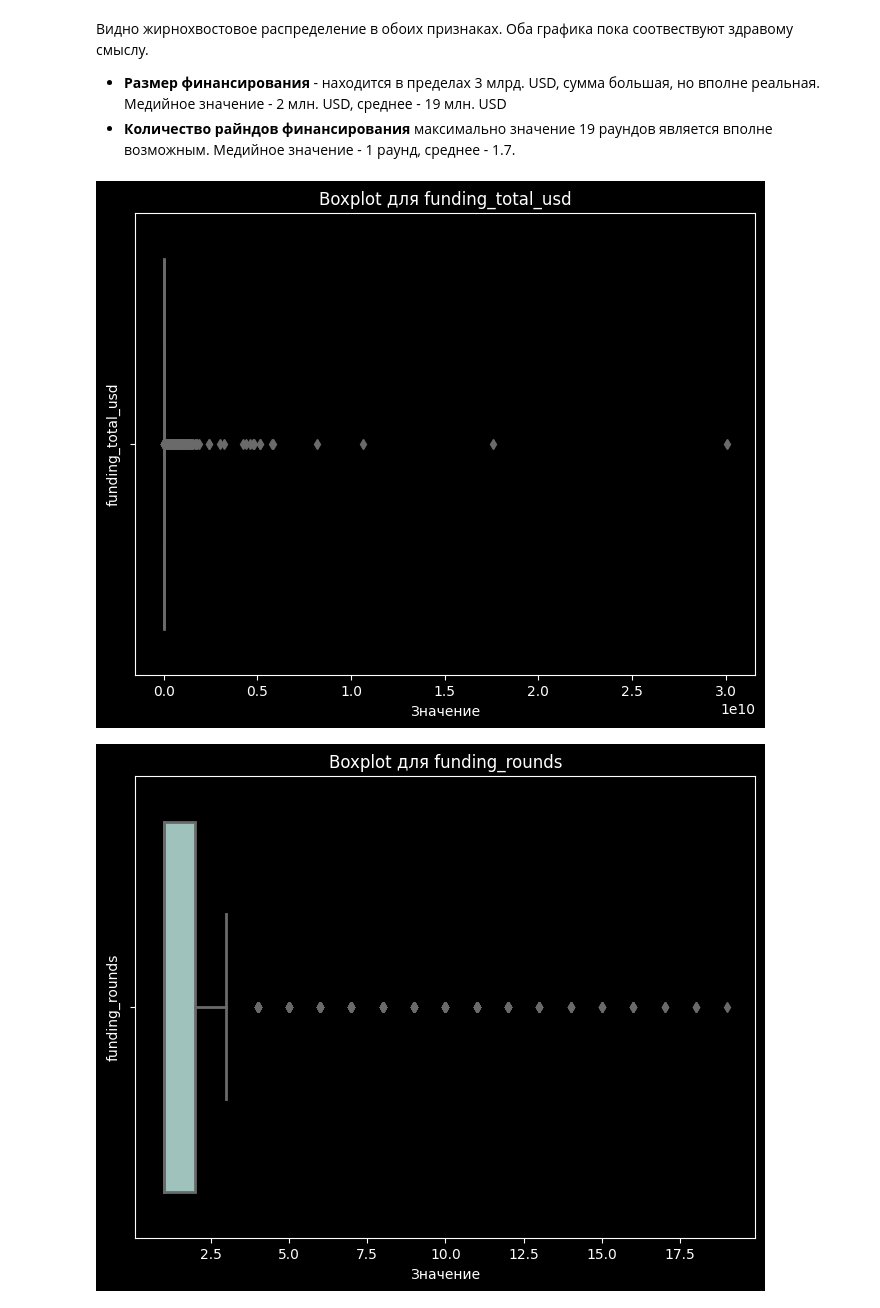
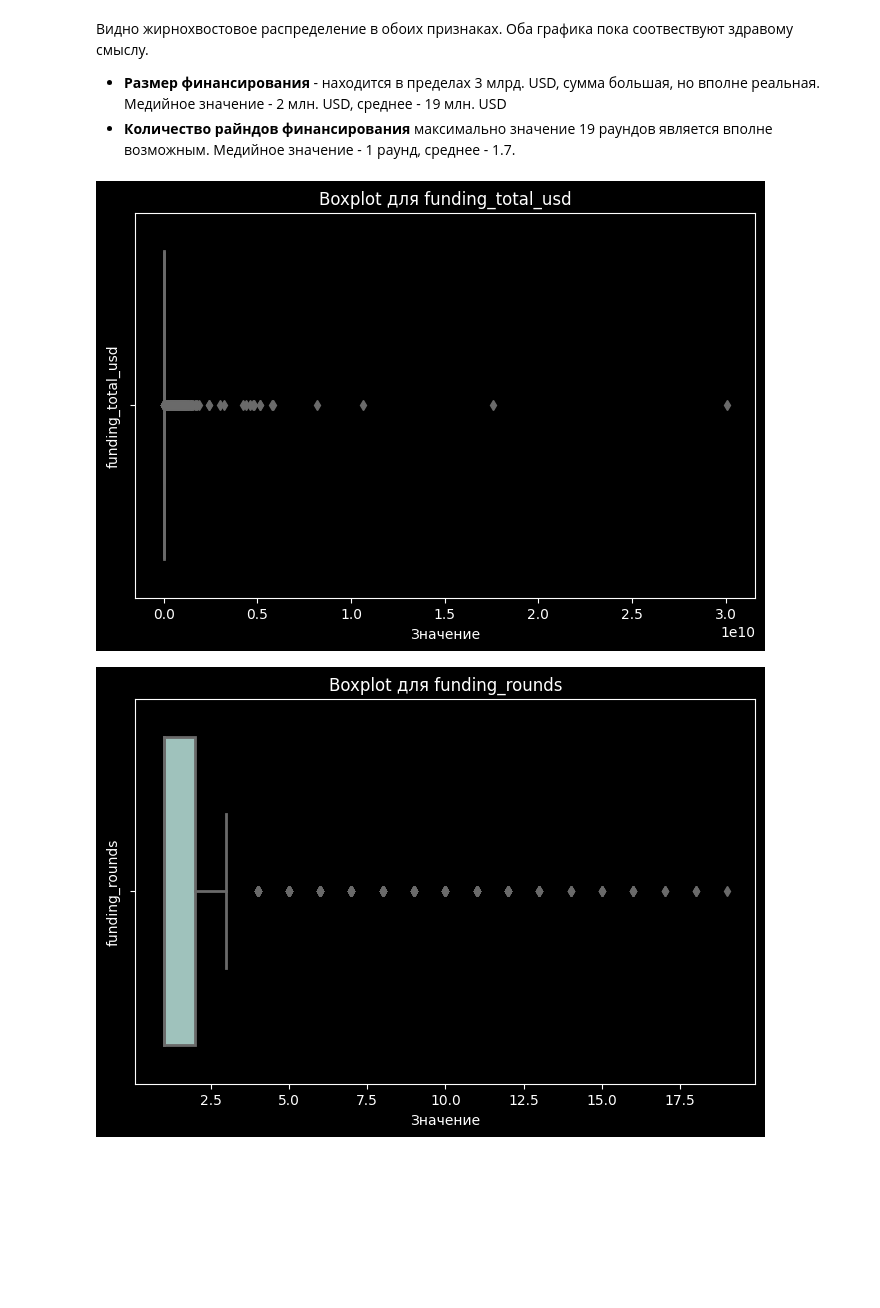
Before and after one commit to FedorSafonov/Predicting-the-success-of-startups, a Jupyter notebook: test.ipynb, the cells around one changed output. Drawn from its saved outputs; the diff is of its cells as text; code cells hidden in the pictures; blank space fills up the shorter version.

```diff
--- a/test.ipynb
+++ b/test.ipynb
@@ -103,12 +115,12 @@ plt.show()
 - **Количество райндов финансирования** максимально значение 19 раундов является вполне возможным. Медийное значение - 1 раунд, среднее - 1.7.
 # %%
 for column in numeric_columns:
-    plt.figure(figsize=(8, 6))
+    plt.figure(figsize=(8, 5))
     sns.boxplot(x=df[column], orient='h', linewidth=2, saturation=0.5)
     plt.title(f'Boxplot для {column}')
     plt.xlabel('Значение')
     plt.ylabel(column)
     plt.show()
 # %% [output]
-[figure, old version]
+[figure, new version]
-[figure, old version]
+[figure, new version]
```
Also changed, not shown: parts of 57 cells of this notebook.
